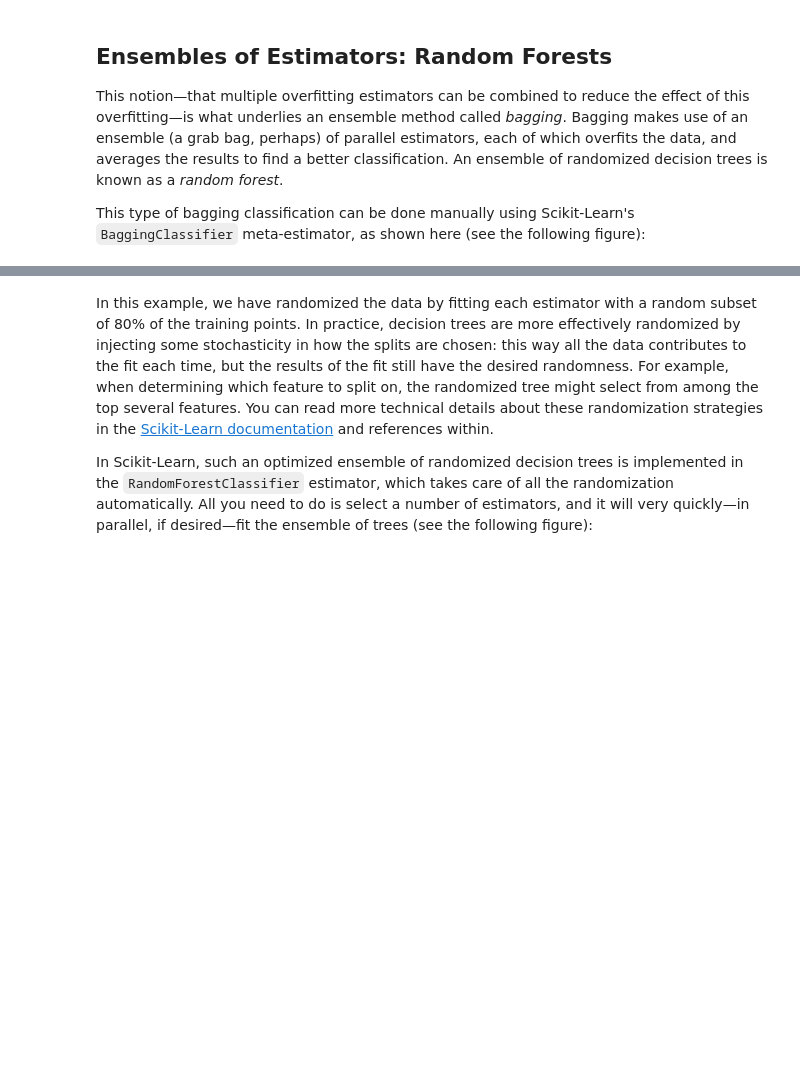
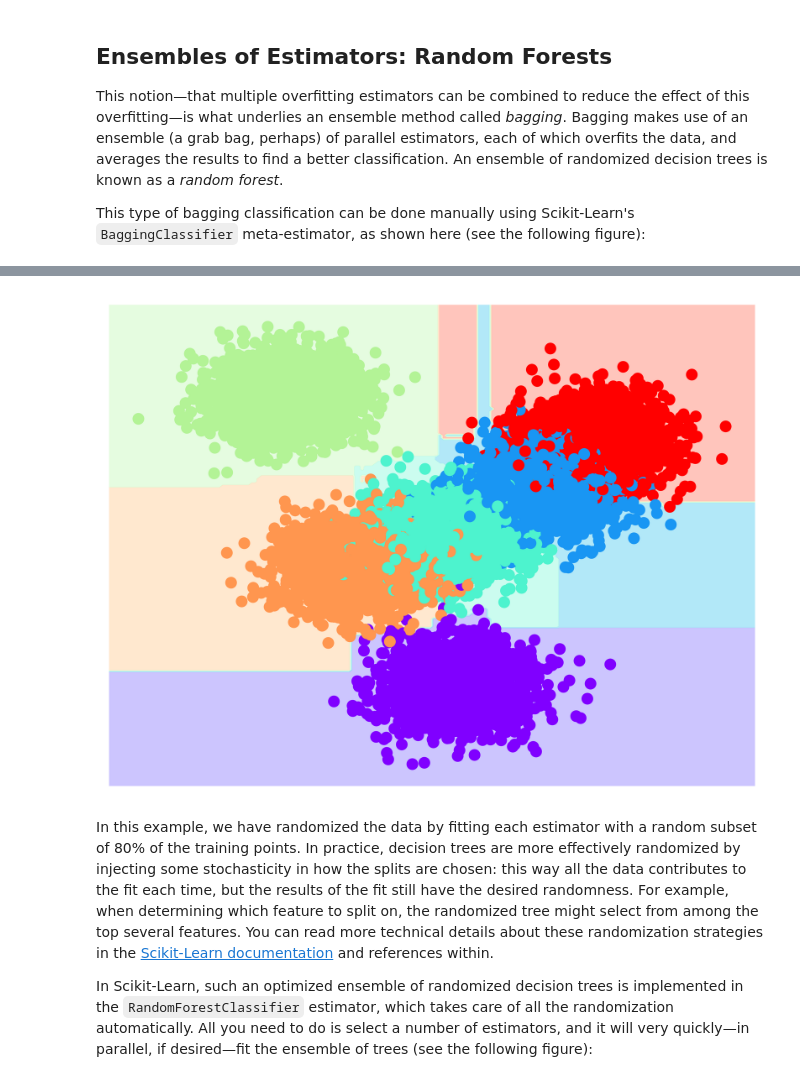
Before and after one commit to Chi-EEE/Data_Science-Project, a Jupyter notebook: Notebooks/05.08-Random-Forests.ipynb, the cells around one changed output, grey strips where cells are left out. Cells and saved outputs as stored; diff of their text form; code cells hidden in the pictures; blank space fills up the shorter version.

Commit message:
Work more on the Random Forests Notebook

```diff
--- a/Notebooks/05.08-Random-Forests.ipynb
+++ b/Notebooks/05.08-Random-Forests.ipynb
@@ -152,3 +152,15 @@ visualize_classifier(bag, X, y)
+# %%
+from sklearn.tree import DecisionTreeClassifier
+from sklearn.ensemble import BaggingClassifier
+
+tree2 = DecisionTreeClassifier()
+bag2 = BaggingClassifier(tree2, n_estimators=1000, max_samples=0.8,
+                        random_state=1)
+
+bag2.fit(X2, y2)
+visualize_classifier(bag2, X2, y2)
+# %% [output]
+[figure, added]
 # %% [markdown]
 In this example, we have randomized the data by fitting each estimator with a random subset of 80% of the training points.
 In practice, decision trees are more effectively randomized by injecting some stochasticity in how the splits are chosen: this way all the data contributes to the fit each time, but the results of the fit still have the desired randomness.
```
Also changed, not shown: parts of 10 cells of this notebook.
